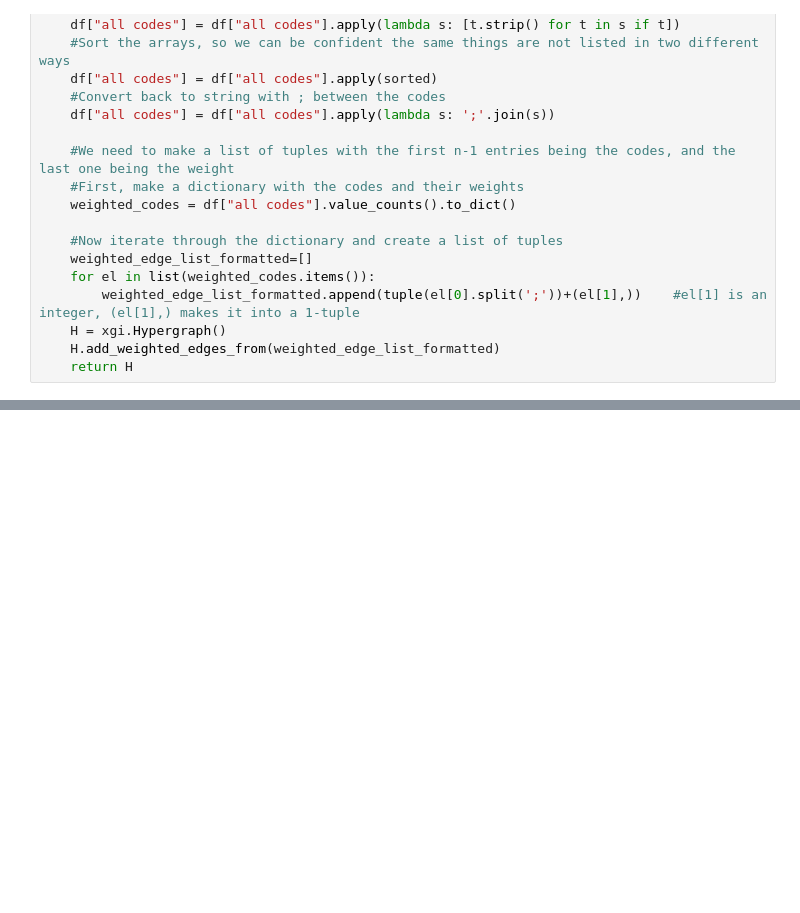
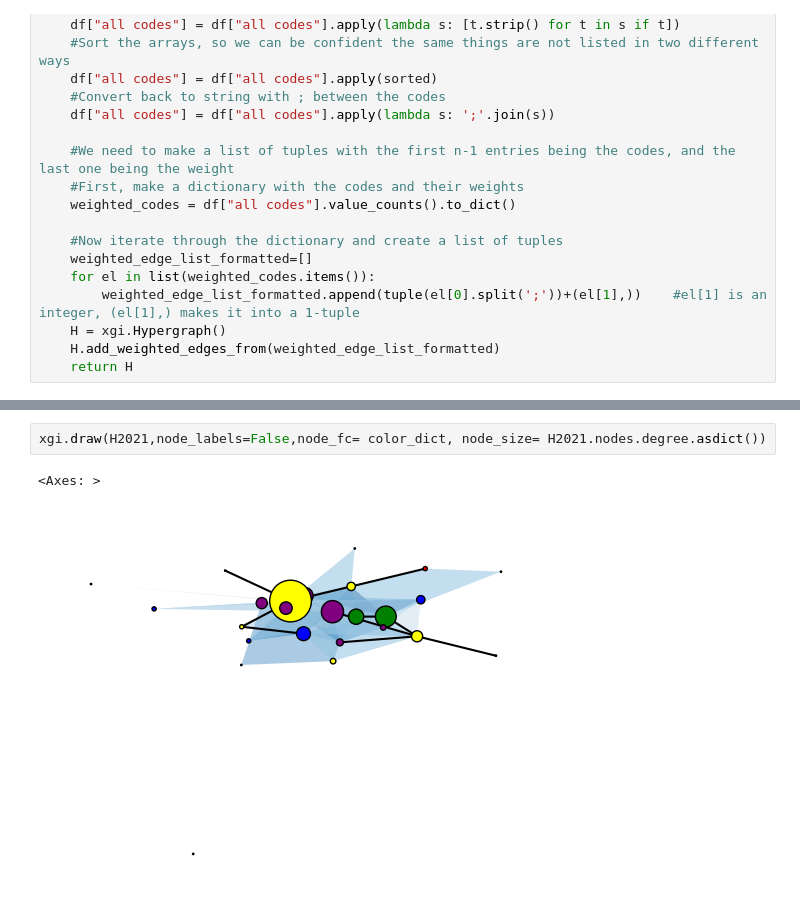
Before and after one commit to DAAAAMNSocialJustice/disruptjmm, a Jupyter notebook: codes_hypergraph/Hypergraph of codes.ipynb, the cells around one changed output, grey strips where cells are left out. Saved outputs shown, nothing was run; the diff lists cells and outputs as text; blank space fills up the shorter version.

```diff
--- a/codes_hypergraph/Hypergraph of codes.ipynb
+++ b/codes_hypergraph/Hypergraph of codes.ipynb
@@ -168,0 +258,5 @@ xgi.draw(H2021,node_labels=True)
+# %%
+xgi.draw(H2021,node_labels=False,node_fc= color_dict, node_size= H2021.nodes.degree.asdict())
+# %% [output]
+<Axes: >
+[figure, added]
```
Also changed, not shown: parts of 17 cells of this notebook, 1 other file.
